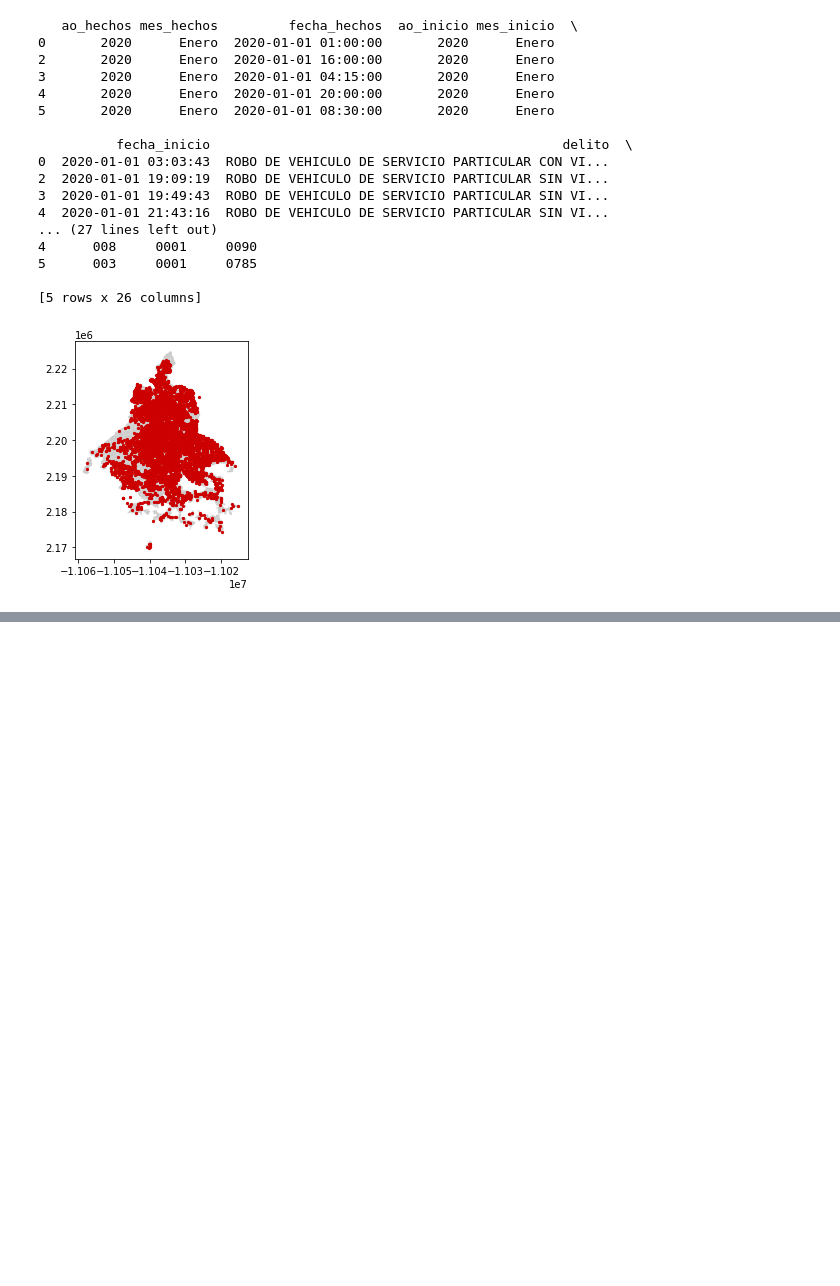
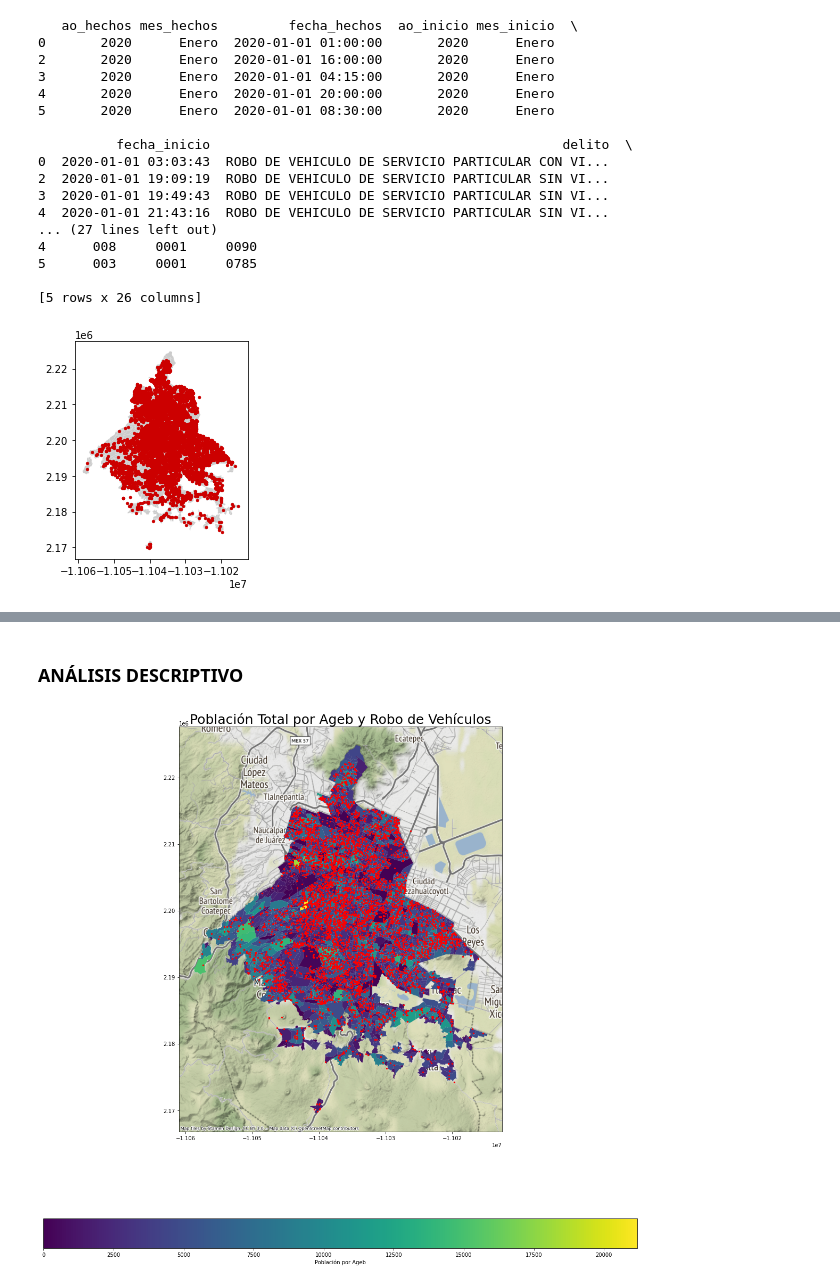
Before and after one commit to arenitss/Robos_por_ageb, a Jupyter notebook: notebooks/Verificando_datos.ipynb, the cells around one changed output, grey strips where cells are left out. Drawn from its saved outputs; the diff is of its cells as text; code cells hidden in the pictures; blank space fills up the shorter version.

Commit message:
agregando base de censos inicio descriptivos

```diff
--- a/notebooks/Verificando_datos.ipynb
+++ b/notebooks/Verificando_datos.ipynb
@@ -111,0 +175,4 @@ plt.show()
+# %%
+censo['CVE_LOC'] = censo['LOC'].astype(str)
+censo['CVE_LOC'] = censo['CVE_LOC'].str.rjust(4,'0')
+censo.CVE_LOC.unique()
@@ -111,0 +187,5 @@ plt.show()
+# %%
+censo['CVE_AGEB'] = censo['AGEB'].astype(str)
+censo['CVE_AGEB'] = censo['CVE_AGEB'].str.rjust(3,'0')
+censo['CVE_AGEB'] = censo['CVE_AGEB'].str.rjust(4,'0')
+censo.CVE_AGEB.unique()
@@ -111,0 +196,3 @@ plt.show()
+# %%
+censo['CVEGEO'] = censo['CVE_ENT'] + censo['CVE_MUN'] + censo['CVE_LOC']+ censo['CVE_AGEB']
+censo[:25]
@@ -111,0 +220,3 @@ plt.show()
+# %%
+ageb_censo = pd.merge(agebs, censo, on="CVEGEO")
+ageb_censo[:10]
@@ -111,0 +236,11 @@ plt.show()
+# %% [markdown]
+### ANÁLISIS DESCRIPTIVO
+# %%
+ageb_censo = ageb_censo.to_crs(epsg=3857)
+fig, ax = plt.subplots(1, 1, figsize=(20, 20))
+ax= ageb_censo.plot(column='POBTOT',ax=ax, legend=True,legend_kwds={'label': "Población por Ageb",'orientation': "horizontal"})
+points.plot(ax=ax, markersize=5, marker="o",color='red')
+ax.set_title("Población Total por Ageb y Robo de Vehículos", fontsize=25)
+ctx.add_basemap(ax)
+# %% [output]
+[figure, added]
```
Also changed, not shown: parts of 24 cells of this notebook.
